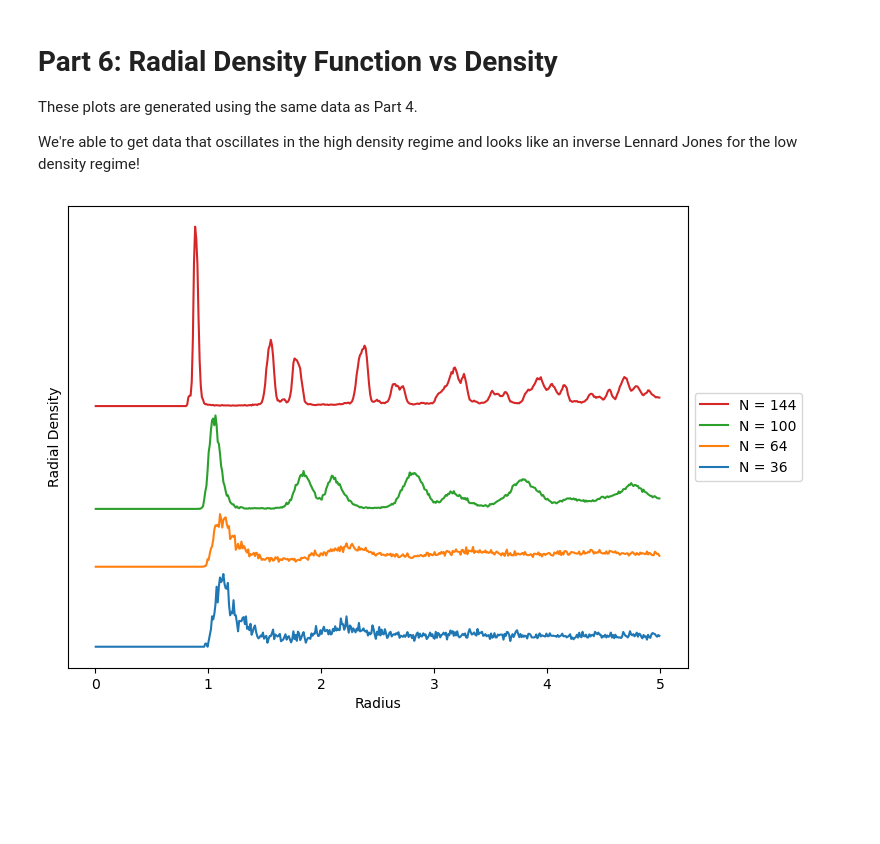
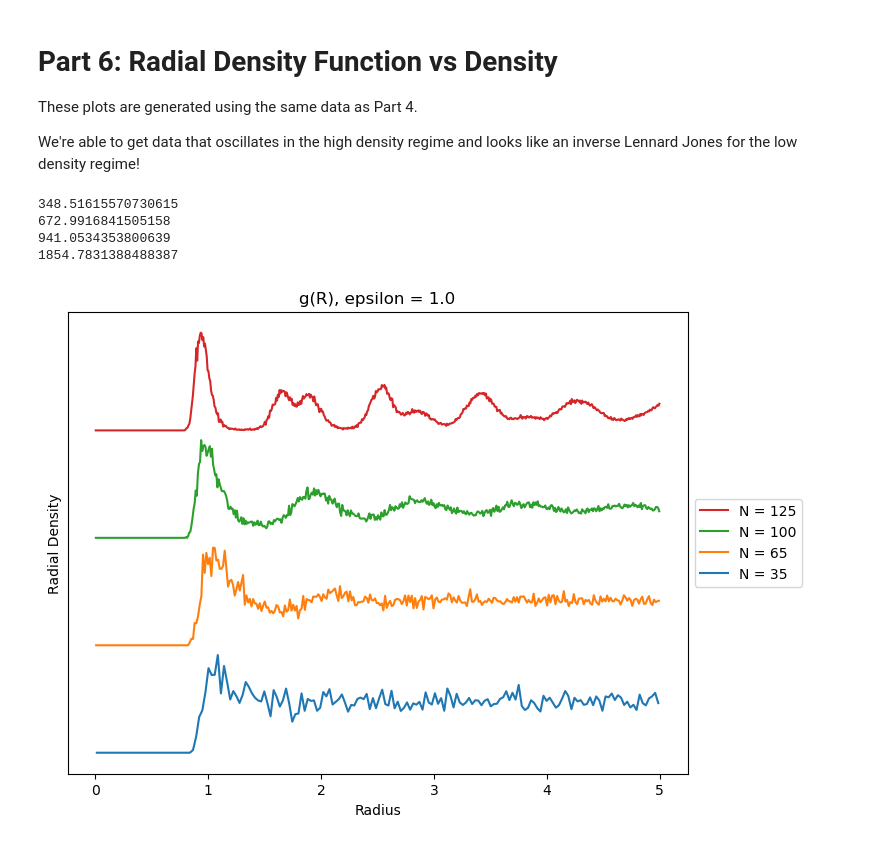
Before and after one commit to pjeong3120/md_engine, a Jupyter notebook: plots.ipynb, the cells around one changed output. Saved outputs shown, nothing was run; the diff lists cells and outputs as text; code cells hidden in the pictures; blank space fills up the shorter version.

```diff
--- a/plots.ipynb
+++ b/plots.ipynb
@@ -1,3 +1,12 @@
 # %%
 import pickle, os, numpy as np
 from matplotlib import pyplot as plt
+
+# Useful helper function for determining stdevs for correlated time-series data ie Covar(X_t, X_t+1) != 0
+
+def block_average(values, num_blocks):
+    N = values.shape[0]
+    values = values[: (N // num_blocks) * num_blocks] # Cut off the last block as necessary
+    blocks = values.reshape((num_blocks, N // num_blocks))
+    block_avg = blocks.mean(axis = -1)
+    return block_avg
@@ -203,8 +207,7 @@ from src.utils import bin_values, k_B
 
 colors = ['#5bc0eb', '#fde74c', '#9bc53d']
 
-job_dir = f'./runs/density_screens/N={int(64)}'
-#job_dir = f'./runs/gamma_screens/gamma={1.0}'
+job_dir = f'./runs/density_screens_eps=1/N=65'
 
 with open(os.path.join(job_dir, 'data.pkl'), 'rb') as f:
     data = pickle.load(f)
@@ -234,7 +237,7 @@ ke_x = bin_centers ** 2 / 2 # mass = 1
 maxwell_boltzmann_dist = np.exp(- ke_x / k_B / temp)
 maxwell_boltzmann_dist = maxwell_boltzmann_dist / maxwell_boltzmann_dist.sum()
 plt.plot(bin_centers, maxwell_boltzmann_dist,
-         label = 'Maxwell Boltzmann (T = 5); exp(-KE_x / k_BT)', color = colors[2])
+         label = 'Maxwell Boltzmann (T = 5)', color = colors[2])
 
 plt.ylabel(r'P($v$)')
 plt.yticks([])
@@ -344,7 +331,7 @@ plt.show()
 # %%
 from src.utils import compute_pressure
 
-job_dir = f'./runs/density_screens/N={100}'
+job_dir = f'./runs/density_screens_eps=10/N=100'
 with open(os.path.join(job_dir, 'data.pkl'), 'rb') as f:
     data = pickle.load(f)
 
@@ -362,6 +349,6 @@ plt.plot(time, p,)
 plt.xlabel('Time')
 plt.ylabel('Pressure')
 plt.yticks([])
-plt.title('Pressure vs Time, N = 100')
+plt.title('Pressure vs Time, N = 100, epsilon = 10')
 plt.show()
 # %% [output]
@@ -429,36 +465,40 @@ We're able to get data that oscillates in the high density regime and looks like
 # %%
 from src.utils import normalized_radial_density_function
 
 #fig, axes = plt.subplots(4, 1, figsize=(6, 8))
 #x_low = np.inf
 #x_high = -np.inf
 plt.figure(figsize=(8, 6))
 
 offset = 0
-for i, N in enumerate([36, 64, 100, 144]):
+for i, N in enumerate([35, 65, 100, 125]):
     #ax = axes[i]
-    job_dir = f'./runs/density_screens/N={N}'
+    job_dir = f'./runs/density_screens_eps=1/N={N}'
     with open(os.path.join(job_dir, 'data.pkl'), 'rb') as f:
         data = pickle.load(f)
     r = data['r'][600::20] # Start at t = 600, go until the end, only consider every 20 to decorrelate a little
     unit_cell = data['unit_cell']
-    bin_centers, bin_heights = normalized_radial_density_function(r, unit_cell, num_bins=500, bin_lims = [0, 5])
-    bin_heights = bin_heights / bin_heights.sum()
+    bin_centers, bin_heights = normalized_radial_density_function(r, unit_cell, num_bins= int(750 / 144 * N), bin_lims = [0, 5])
+    print(bin_heights[-1])
+    bin_heights = bin_heights / bin_heights.max()
 
-
-    plt.plot(bin_centers, bin_heights + offset, label = f'N = {N}')
-    offset += bin_heights.max() * 1.10
+    plt.plot(bin_centers, bin_heights + i * 1.10, label = f'N = {N}')
 
 
 plt.xlabel("Radius")
 plt.ylabel("Radial Density")
 plt.yticks([])
 
 handles, labels = plt.gca().get_legend_handles_labels()
 plt.legend(handles[::-1], labels[::-1], loc='center left', bbox_to_anchor=(1, 0.5))
+plt.title("g(R), epsilon = 1.0")
 plt.show()
 # %% [output]
+348.51615570730615
+672.9916841505158
+941.0534353800639
+1854.7831388488387
-[figure, old version]
+[figure, new version]
 # %%
 job_dir = f'./runs/density_screens/N={N}'
 with open(os.path.join(job_dir, 'data.pkl'), 'rb') as f:
```
Also changed, not shown: parts of 14 cells of this notebook, 2 other files.
